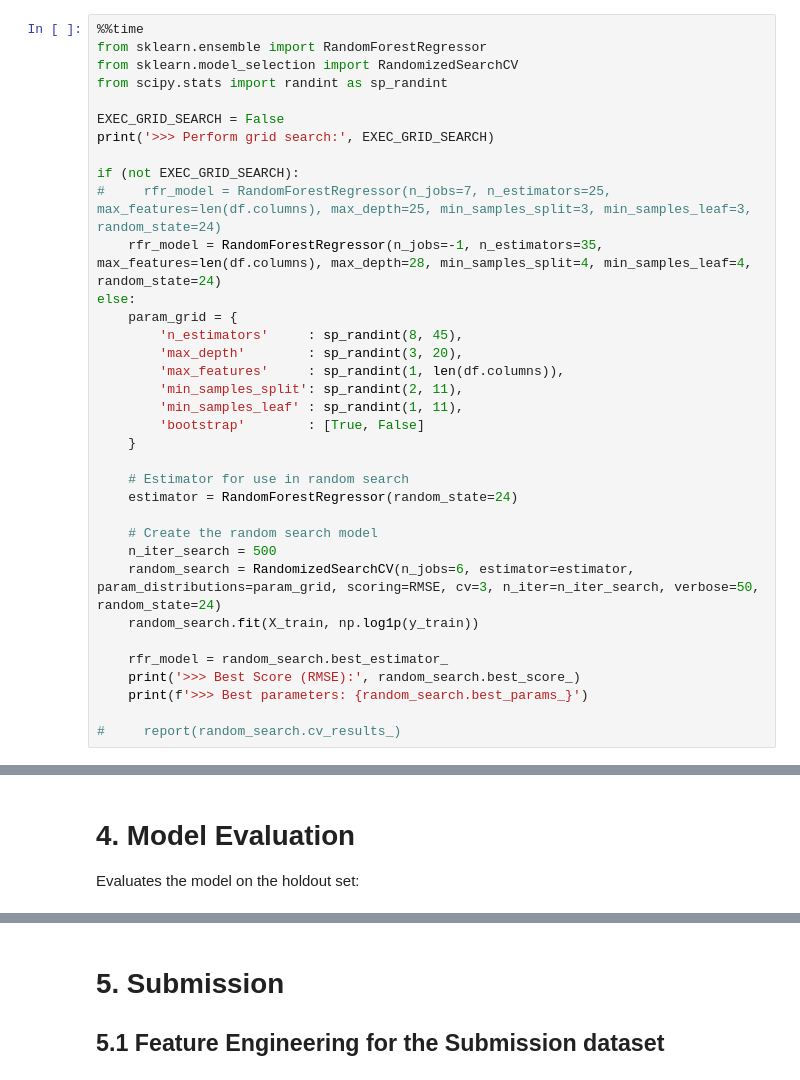
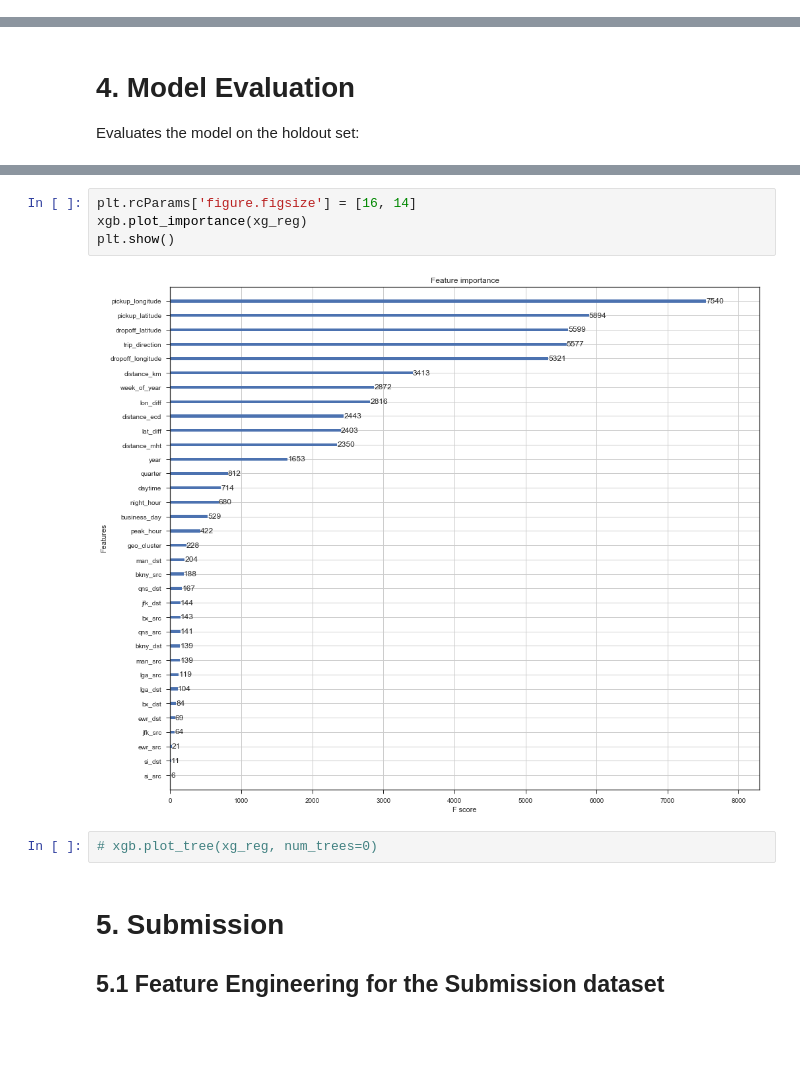
Before and after one commit to karlphillip/DataScience, a Jupyter notebook: Capstone Project3/2_regression_xgboost.ipynb, the cells around one changed output, grey strips where cells are left out. Drawn from its saved outputs; the diff is of its cells as text; blank space fills up the shorter version.

```diff
--- a/Capstone Project3/2_regression_xgboost.ipynb
+++ b/Capstone Project3/2_regression_xgboost.ipynb
@@ -474,35 +551,0 @@ RMSE = make_scorer(mean_squared_error_, greater_is_better=False)
-# %%
-%%time
-from sklearn.ensemble import RandomForestRegressor
-from sklearn.model_selection import RandomizedSearchCV
-from scipy.stats import randint as sp_randint
-
-EXEC_GRID_SEARCH = False
-print('>>> Perform grid search:', EXEC_GRID_SEARCH)
-
-if (not EXEC_GRID_SEARCH):
-#     rfr_model = RandomForestRegressor(n_jobs=7, n_estimators=25, max_features=len(df.columns), max_depth=25, min_samples_split=3, min_samples_leaf=3, random_state=24)
-    rfr_model = RandomForestRegressor(n_jobs=-1, n_estimators=35, max_features=len(df.columns), max_depth=28, min_samples_split=4, min_samples_leaf=4, random_state=24)
-else:
-    param_grid = {
-        'n_estimators'     : sp_randint(8, 45),
-        'max_depth'        : sp_randint(3, 20),
-        'max_features'     : sp_randint(1, len(df.columns)),
-        'min_samples_split': sp_randint(2, 11),
-        'min_samples_leaf' : sp_randint(1, 11),
-        'bootstrap'        : [True, False]
-    }
-
-    # Estimator for use in random search
-    estimator = RandomForestRegressor(random_state=24)
-
-    # Create the random search model
-    n_iter_search = 500
-    random_search = RandomizedSearchCV(n_jobs=6, estimator=estimator, param_distributions=param_grid, scoring=RMSE, cv=3, n_iter=n_iter_search, verbose=50, random_state=24)
-    random_search.fit(X_train, np.log1p(y_train))
-
-    rfr_model = random_search.best_estimator_
-    print('>>> Best Score (RMSE):', random_search.best_score_)
-    print(f'>>> Best parameters: {random_search.best_params_}')
-
-#     report(random_search.cv_results_)
@@ -554,3 +632,11 @@ plt.show()
+# %%
+plt.rcParams['figure.figsize'] = [16, 14]
+xgb.plot_importance(xg_reg)
+plt.show()
+# %% [output]
+[figure, added]
+# %%
+# xgb.plot_tree(xg_reg, num_trees=0)
 # %% [markdown]
 # 5. Submission
 
```
Also changed, not shown: parts of 24 cells of this notebook, 17 other files.
